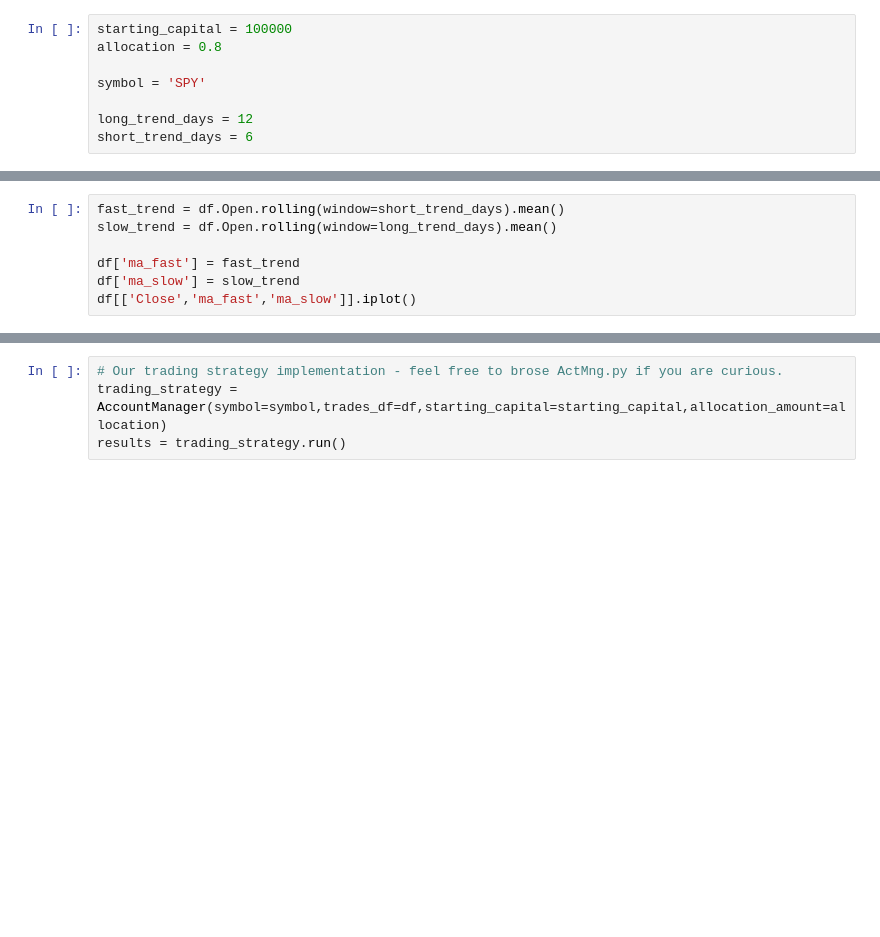
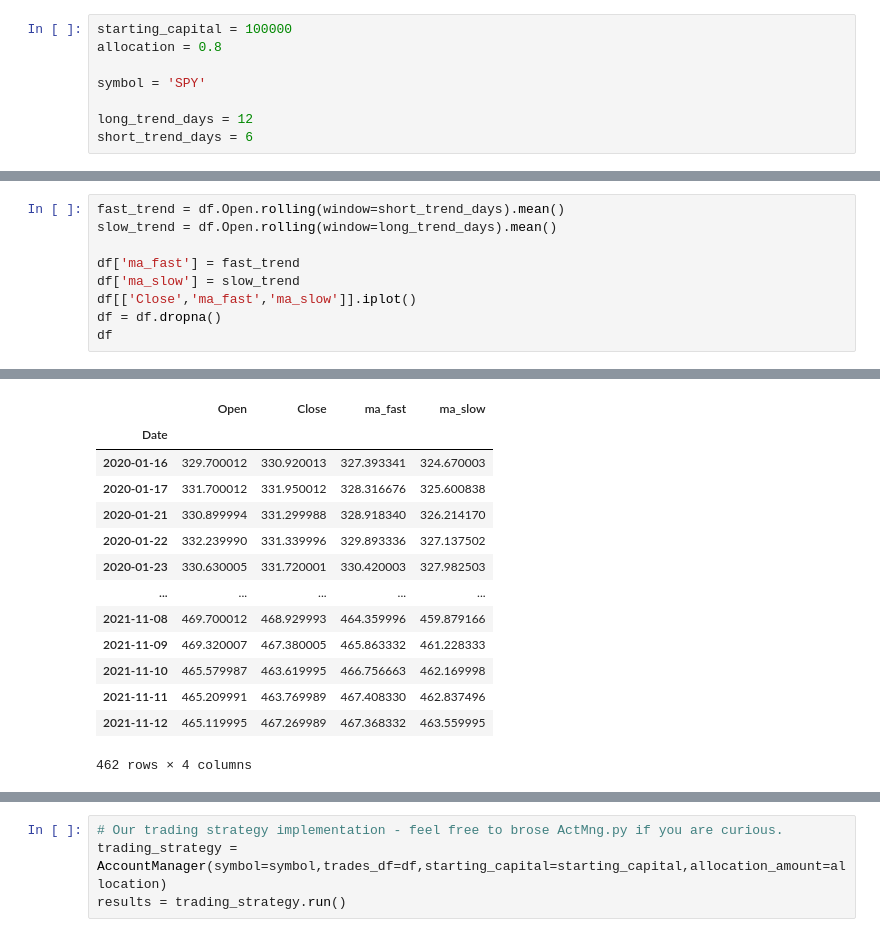
Before and after one commit to nada9900/W5C2, a Jupyter notebook: W5C2_template.ipynb, the cells around one changed output, grey strips where cells are left out. Saved outputs shown, nothing was run; the diff lists cells and outputs as text; blank space fills up the shorter version.

```diff
--- a/W5C2_template.ipynb
+++ b/W5C2_template.ipynb
@@ -39,3 +57,6 @@ slow_trend = df.Open.rolling(window=long_trend_days).mean()
 df['ma_fast'] = fast_trend
 df['ma_slow'] = slow_trend
 df[['Close','ma_fast','ma_slow']].iplot()
+df = df.dropna()
+df
+# %% [output]
@@ -42,2 +64,16 @@ df[['Close','ma_fast','ma_slow']].iplot()
+|  | Open | Close | ma_fast | ma_slow |
+| Date |  |  |  |  |
+| 2020-01-16 | 329.700012 | 330.920013 | 327.393341 | 324.670003 |
+| 2020-01-17 | 331.700012 | 331.950012 | 328.316676 | 325.600838 |
+| 2020-01-21 | 330.899994 | 331.299988 | 328.918340 | 326.214170 |
+| 2020-01-22 | 332.239990 | 331.339996 | 329.893336 | 327.137502 |
+| 2020-01-23 | 330.630005 | 331.720001 | 330.420003 | 327.982503 |
+| ... | ... | ... | ... | ... |
+| 2021-11-08 | 469.700012 | 468.929993 | 464.359996 | 459.879166 |
+| 2021-11-09 | 469.320007 | 467.380005 | 465.863332 | 461.228333 |
+| 2021-11-10 | 465.579987 | 463.619995 | 466.756663 | 462.169998 |
+| 2021-11-11 | 465.209991 | 463.769989 | 467.408330 | 462.837496 |
+| 2021-11-12 | 465.119995 | 467.269989 | 467.368332 | 463.559995 |
+462 rows × 4 columns
 # %%
 df['trade_direction'] = np.sign(fast_trend-slow_trend)
```
Also changed, not shown: parts of 11 cells of this notebook.
